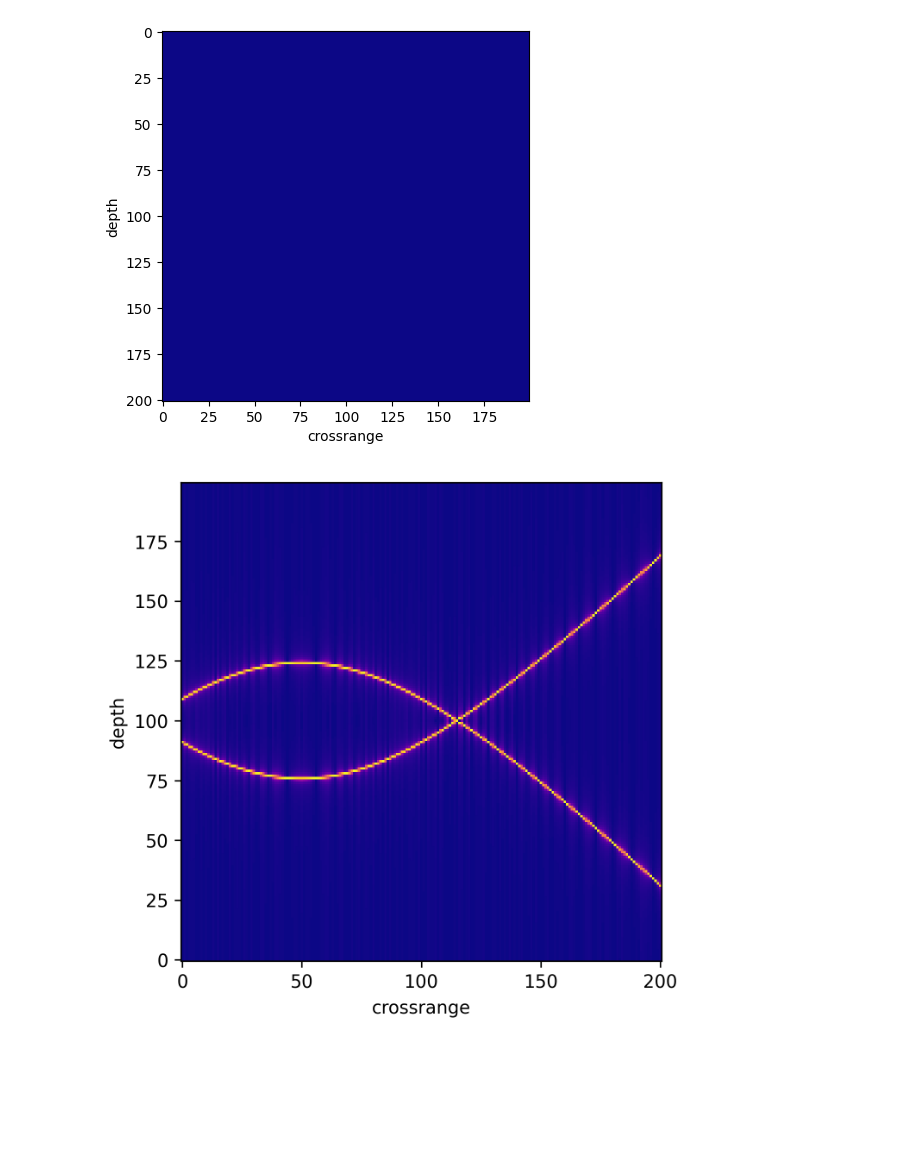
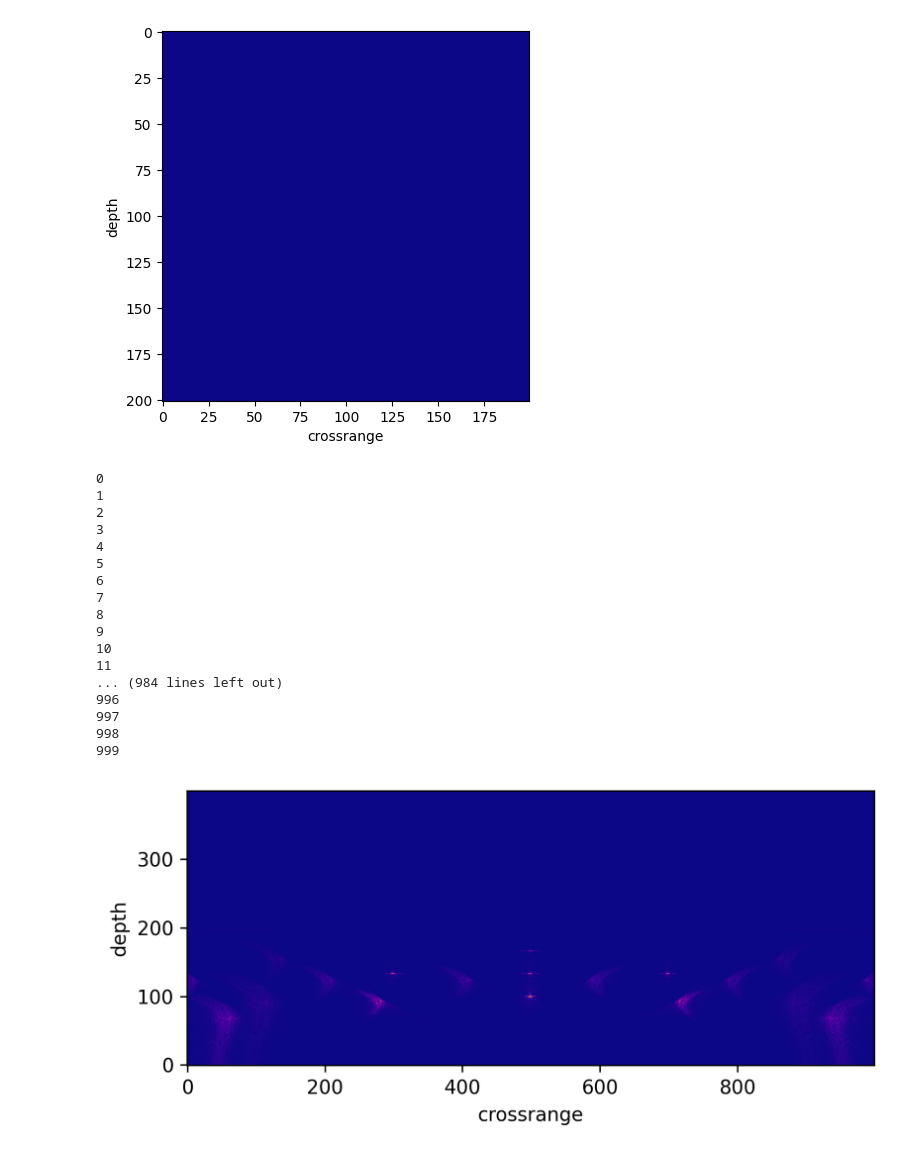
Before and after one commit to morzack/ece592-radar-SAR-proj, a Jupyter notebook: sar_sim.ipynb, the cells around one changed output. Saved outputs shown, nothing was run; the diff lists cells and outputs as text; code cells hidden in the pictures; blank space fills up the shorter version.

Commit message:
improved backprojection algorithm

```diff
--- a/sar_sim.ipynb
+++ b/sar_sim.ipynb
@@ -71,8 +71,8 @@ ANT_horiz_gain_points = [(-1, 10), (0, 10), (20, 7), (40, -4), (60, -7), (80, -6
 # ANT_horiz_gain_points = [(-1, 10), (0, 30), (20, -9), (40, -15), (60, -60), (80, -60), (100, -80), (120, -90), (160, -100), (200, -200), (201, -200), (361, -200)] # in degrees off-plane, dB
 
 # artificially wide
-ANT_vert_gain_points = [(-1, 10), (0, 30), (20, 30), (40, 30), (60, 10), (80, 0), (100, -50), (120, -90), (160, -100), (200, -200), (201, -200), (361, -200)] # in degrees off-plane, dB
-ANT_horiz_gain_points = [(-1, 10), (0, 30), (20, 30), (40, 30), (60, 10), (80, 0), (100, -50), (120, -90), (160, -100), (200, -200), (201, -200), (361, -200)] # in degrees off-plane, dB
+# ANT_vert_gain_points = [(-1, 10), (0, 30), (20, 30), (40, 30), (60, 10), (80, 0), (100, -50), (120, -90), (160, -100), (200, -200), (201, -200), (361, -200)] # in degrees off-plane, dB
+# ANT_horiz_gain_points = [(-1, 10), (0, 30), (20, 30), (40, 30), (60, 10), (80, 0), (100, -50), (120, -90), (160, -100), (200, -200), (201, -200), (361, -200)] # in degrees off-plane, dB
 
 ANT_f1 = 76e9
 ANT_f2 = 81e9
@@ -188,18 +188,18 @@ def ret_chirp(pulse_duration, fs, gain_f, targets, radar_pos, radar_angle, max_s
 # e.g. a grid of targets with different reflectivities around 0,0
 # targets = [((0, 0), 10), ((0.2, 0.2), 5), ()]
 targets = []
-for d_crossrange in (-2, 0, 2):
+for d_crossrange in (-1, 0, 1):
     # for dy in (-0.25, 0, 0.25):
     targets.append(((d_crossrange, 0), 10))
-# for d_az in (-2, 2):
-#     targets.append(((0, d_az), 10))
+for d_az in (-1, 1):
+    targets.append(((0, d_az), 10))
 
 # targets = [((0,0), 10)]
 
 radar_angle = np.deg2rad(90)
-radar_start_pos = (-4, -4.5) # crossrange, az
-radar_vel = (3, 0)
-observation_time = 4 # s
+radar_start_pos = (-2.5, -4) # crossrange, az
+radar_vel = (1, 0)
+observation_time = 5 # s
 
 path_noise_std = 0
 poly_distort = 1
@@ -212,6 +212,8 @@ if NOISE:
 # use "stop-and-go" approximation -- i.e. assume radar is stationary for each sample
 PRF = ANT_PRF # from proj proposal -- constrained by minimum movement at given speed
 n_sweeps = int(observation_time * PRF)
+
+ANT_n_pulses = 1000
 
 if ANT_n_pulses is not None:
     n_sweeps = ANT_n_pulses
@@ -434,9 +436,10 @@ import torch
 # 1) prepare output image matrix
 data_matrix_backproj = data_matrix_numpy
 # ignore negative bins
-data_matrix_backproj = data_matrix_backproj[:,:data_matrix_backproj.shape[1]//2]
+data_matrix_backproj = data_matrix_backproj[:,:data_matrix_backproj.shape[1]]
 
 out_image = np.zeros(shape=data_matrix_backproj.shape)
+# out_image = np.zeros(shape=(data_matrix_backproj.shape[0], 175))
 
 # 2) prepare SAR aperture position mapping for later steps, for each slice looking out
 # tbd compute more generically
@@ -467,42 +470,62 @@ for m in range(data_matrix_backproj.shape[1]):
 f_center = (ANT_f2 - ANT_f1)/2 + ANT_f1
 lfm_gamma = (ANT_f2 - ANT_f1) / (ANT_pulse_dur)
 adc_sampling_interval = 1/(ANT_fs)
 def filter_for_sample(n, m):
     # point on img
     pixel_pos = pixel_position_image[n,m]
     radar_dists = pixel_pos[0]-radar_position_image[:,:,0], pixel_pos[1]-radar_position_image[:,:,1]
     radar_dists = np.hypot(radar_dists[0], radar_dists[1])
     # print(np.min(radar_dists))
     # print(np.max(radar_dists))
     # print(radar_dists)
     depth_y = np.linspace(0, data_matrix_backproj.shape[1], data_matrix_backproj.shape[1])
     filter_img = np.zeros(shape=data_matrix_backproj.shape)
     filter_img = np.exp(1j * (4*np.pi)/c * (f_center + lfm_gamma * adc_sampling_interval * depth_y) * radar_dists)
 
     return filter_img
 
 # potentially compute all of the filters in parallel and do the tensor dot product to reduce at the end
 
-# for n in range(out_image.shape[0]):
-#     for m in range(out_image.shape[1]):
-#         filt = filter_for_sample(n, m)
-#         out_image[n][m] = np.real(np.tensordot(filt, data_matrix_backproj))
-#     print(n)
-# x = out_image
+for n in range(out_image.shape[0]):
+    # for m in range(out_image.shape[1]):
+    for m in range(200):
+        filt = filter_for_sample(n, m)
+        out_image[n][m] = np.real(np.tensordot(filt, data_matrix_backproj))
+    print(n)
+x = out_image
+# x_out_prev = out_image
 
-x = np.real(filter_for_sample(50, 150))
-x = np.fft.fft(x)
+# x = np.real(filter_for_sample(50, 150))
+# x = np.fft.fft(x)
 # x = np.fft.fft(data_matrix_backproj)
+# x = data_matrix_backproj
 
 fig, ax = plt.subplots()
 ax.imshow(np.abs(x).T, cmap='plasma', interpolation='nearest')
 ax.set(xlabel='crossrange', ylabel='depth')
 ax.invert_yaxis()
 # ax.set_aspect(x[1]/x[0])
 plt.gcf().set_dpi(300)
 plt.show()
 # %% [output]
+0
+1
+2
+3
+4
+5
+6
+7
+8
+9
+10
+11
+... (984 lines left out)
+996
+997
+998
+999
-[figure, old version]
+[figure, new version]
 # %%
 image_arr = out_image
 s = image_arr.shape
```
Also changed, not shown: parts of 8 cells of this notebook.
